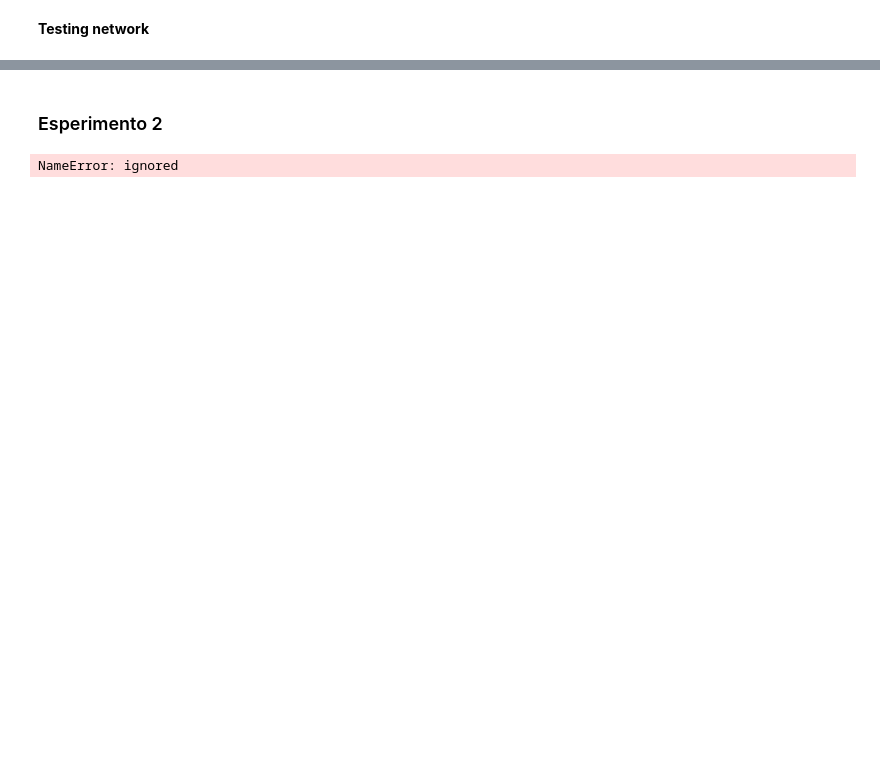
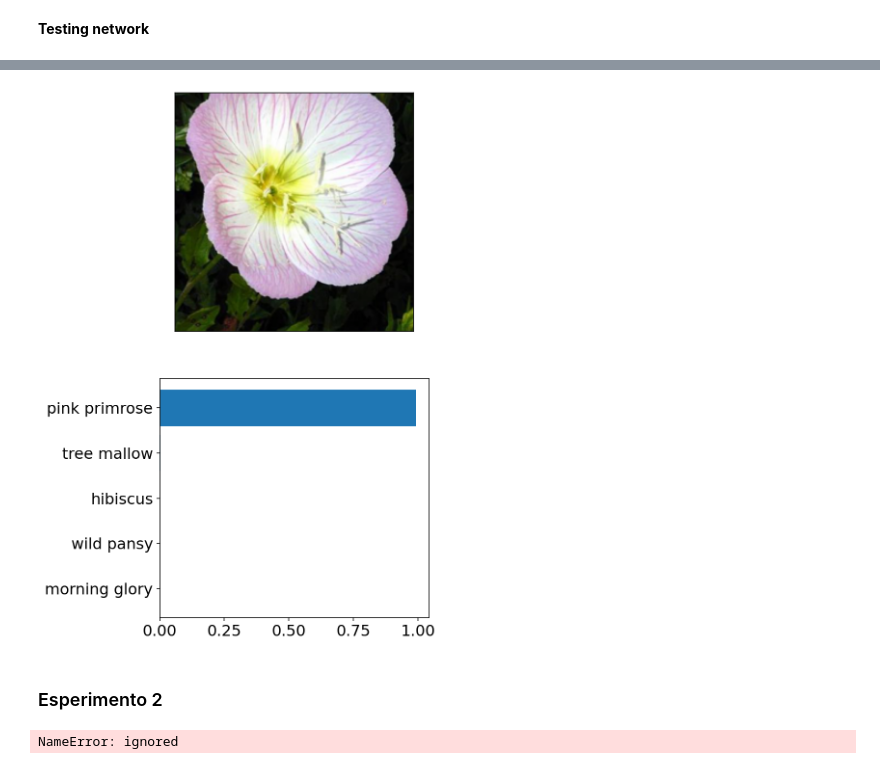
Before and after one commit to jimmypuntoexe/flowers_recognition, a Jupyter notebook: flowers_recognition.ipynb, the cells around one changed output, grey strips where cells are left out. Cells and saved outputs as stored; diff of their text form; code cells hidden in the pictures; blank space fills up the shorter version.

```diff
--- a/flowers_recognition.ipynb
+++ b/flowers_recognition.ipynb
@@ -264,3 +375,25 @@ torch.save(checkpoint, 'checkpoint.pth')
+# %%
+# TODO: Display an image along with the top 5 classes
+image_path = test_dir + "/1/image_06743.jpg"
+
+f = plt.figure(figsize=(5,10))
+matplotlib.rcParams.update({'font.size': 16})
+
+ax = f.add_subplot(211)
+pil_image = Image.open(test_dir + "/1/image_06743.jpg")
+np_image = process_image(pil_image)
+imshow(np_image, ax=ax)
+ax.set_yticks([])
+ax.set_xticks([])
+
+plt.subplot(212)
+probs, classes = predict(image_path, model, topk=5)
+classes_name = [cat_to_name[class_i] for class_i in classes]
+plt.barh(range(len((classes_name))), probs)
+plt.yticks(range(len(classes_name)),classes_name)
+plt.gca().invert_yaxis()
+# %% [output]
+[figure, added]
 # %% [markdown]
 ### Esperimento 2
 # %%
```
Also changed, not shown: parts of 11 cells of this notebook.
